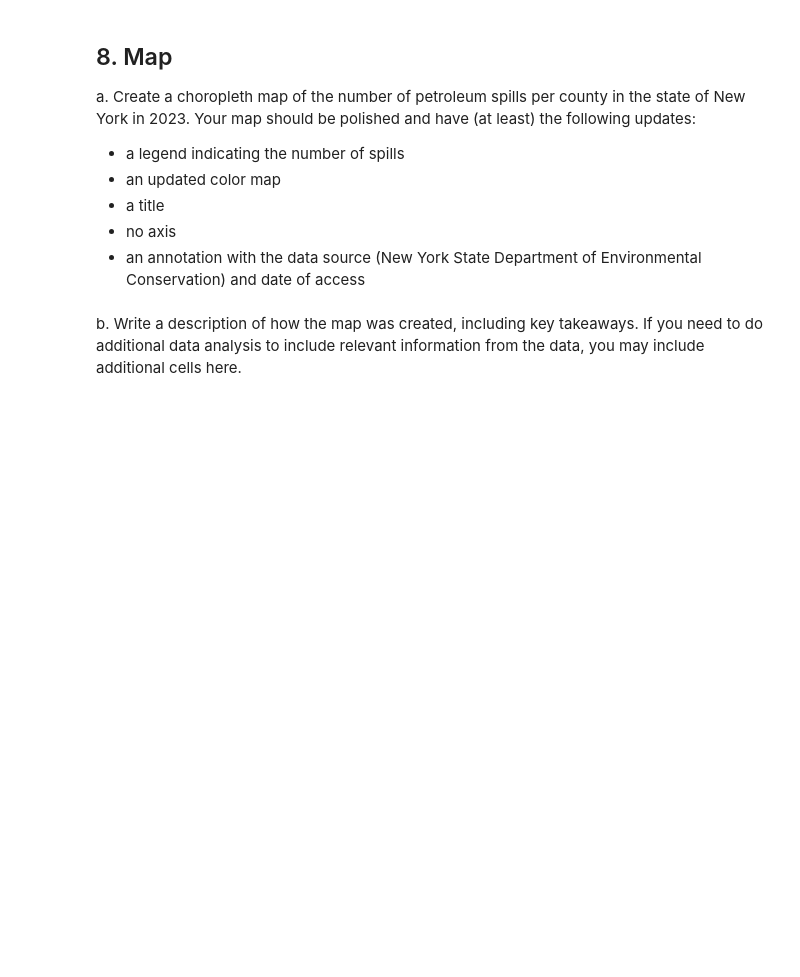
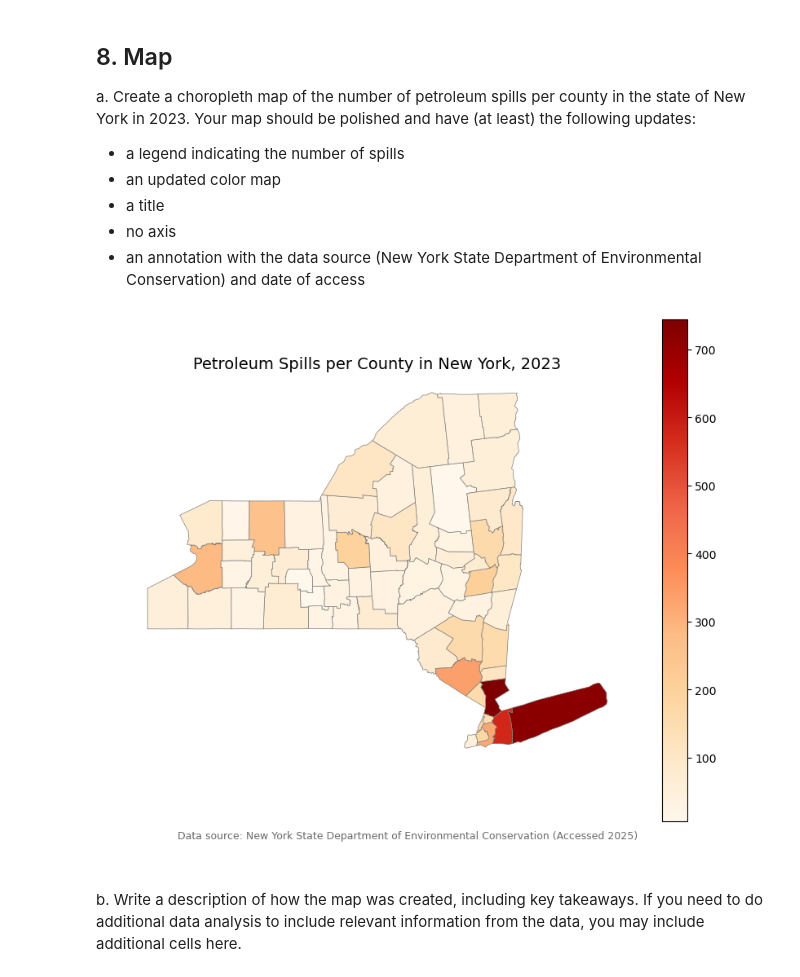
Before and after one commit to IIDonaji/eds220-hwk3, a Jupyter notebook: hwk3-task1-spills.ipynb, the cells around one changed output. Drawn from its saved outputs; the diff is of its cells as text; code cells hidden in the pictures; blank space fills up the shorter version.

```diff
--- a/hwk3-task1-spills.ipynb
+++ b/hwk3-task1-spills.ipynb
@@ -252,3 +529,7 @@ e. What is the number of spills in 'Tuscarora Indian Reservation'?
 ### 7.B. Data updates
 
 In the next cell, update 'St Lawrence' to 'St. Lawrence' in `spills_per_county` data frame and Verify the update was successful.
+# %%
+# update 'St Lawrence' to 'St. Lawrence'
+spills_per_county['county'] = spills_per_county['county'].replace('St Lawrence', 'St. Lawrence')
+spills_per_county['county'].unique()
@@ -258,5 +553,11 @@ In the next cell, update 'St Lawrence' to 'St. Lawrence' in `spills_per_county`
 In the following cells:
 
 a. Use this cell to make any other updates needed for making an inner join of the `spills_per_county` and `ny_counties`.
+# %%
+# Rename column to 'county' for consistency
+ny_counties = ny_counties.rename(columns={'name': 'county'})
 # %% [markdown]
 b. Over-write `ny_counties` as the  inner join of the `spills_per_county` and `ny_counties` dataframes.
+# %%
+ny_counties = ny_counties.merge(spills_per_county, on='county', how='inner')
+ny_counties.head()
@@ -265,3 +573,7 @@ b. Over-write `ny_counties` as the  inner join of the `spills_per_county` and `n
 From our previous exploration we know that Tuscarora Indian Reservation will not be in the join. Tuscarora Indian Reservation is located within Niagara county.
 
 c. Since the Tuscarora Indian Reservation does not appear in the `ny_counties` dataframe, add one spill to Niagara county. We will add a note about this in our final map. Add the cells you need to make this update **and** verify that the dataframe was updated.
+# %%
+ny_counties.loc[ny_counties['county'] == 'Niagara', 'n_spills'] +=1
+
+ny_counties.loc[ny_counties['county'] == 'Niagara']
@@ -274,6 +589,23 @@ Your map should be polished and have (at least) the following updates:
 - a title
 - no axis
 - an annotation with the data source (New York State Department of Environmental Conservation) and date of access
+# %%
+fig, ax = plt.subplots(figsize=(10, 8))
+ny_counties.plot(
+column= 'n_spills',
+cmap= 'OrRd',
+legend= True,
+edgecolor= 'gray',
+linewidth= 0.5,
+ax=ax)
+ax.set_title("Petroleum Spills per County in New York, 2023", fontsize=14)
+ax.axis('off')
+plt.annotate(
+"Data source: New York State Department of Environmental Conservation (Accessed 2025)",
+xy=(0.1, 0.05), xycoords= 'figure fraction', fontsize= 9, color= 'dimgray')
+plt.show()
+# %% [output]
+[figure, added]
 # %% [markdown]
 b. Write a description of how the map was created, including key takeaways. If you need to do additional data analysis to include relevant information from the data, you may include additional cells here.
 # %% [markdown]
```
Also changed, not shown: parts of 37 cells of this notebook.
